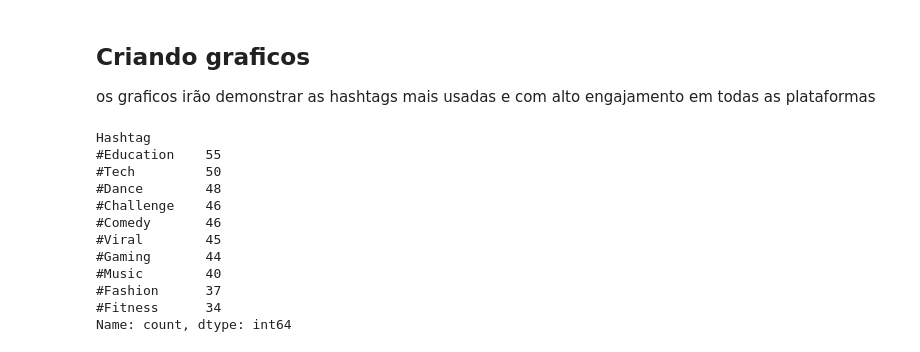
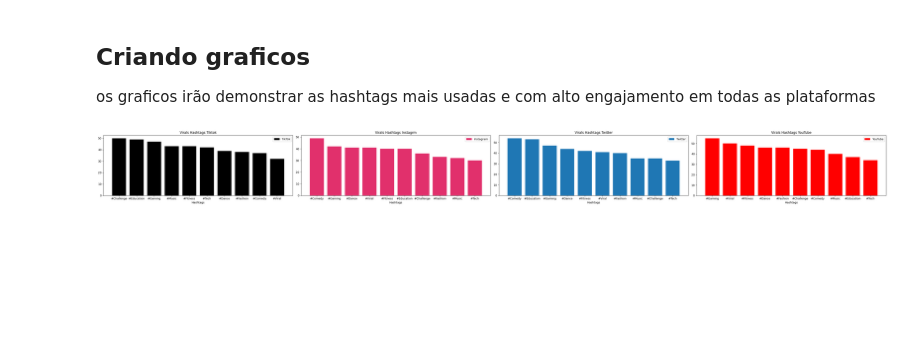
Before and after one commit to HiagoHenrique2007/social_media_trends_analysis, a Jupyter notebook: main.ipynb, the cells around one changed output. Cells and saved outputs as stored; diff of their text form; code cells hidden in the pictures; blank space fills up the shorter version.

```diff
--- a/main.ipynb
+++ b/main.ipynb
@@ -17,53 +37,66 @@ social_media_trends_df['Platform'].drop_duplicates() # plataformas
 
 os graficos irão demonstrar as hashtags mais usadas e com alto engajamento em todas as plataformas
 # %%
-fig, axes = plt.subplots(1, 4, figsize=(12, 6))
+fig, axes = plt.subplots(1, 4, figsize=(40, 4))
 
 # TikTok
-axes[0].bar(x, y, label='TikTok')
-axes[0].set_title('')
-axes[0].set_xlabel('')
+tiktok_df = social_media_trends_df[[ 'Platform', 'Hashtag' ]][ (social_media_trends_df['Platform'] == 'TikTok') & (social_media_trends_df['Engagement_Level'] == 'High' ) ]
+hashtags = {
+  'howmacth': tiktok_df['Hashtag'].value_counts().to_numpy().tolist(),
+  'labels': tiktok_df['Hashtag'].drop_duplicates().to_numpy().tolist()
+}
+
+axes[0].bar(hashtags['labels'], hashtags['howmacth'], label='TikTok', color='black')
+axes[0].set_title('Virals Hashtags Tiktok')
+axes[0].set_xlabel('Hashtags')
 axes[0].set_ylabel('')
 axes[0].legend()
 
 # Instagram
-axes[0].bar(x, y, label='Instagram')
-axes[0].set_title('')
-axes[0].set_xlabel('')
-axes[0].set_ylabel('')
-axes[0].legend()
+instagram_df = social_media_trends_df[[ 'Platform', 'Hashtag' ]][ (social_media_trends_df['Platform'] == 'Instagram') & (social_media_trends_df['Engagement_Level'] == 'High' ) ]
+hashtags = {
+  'howmacth': instagram_df['Hashtag'].value_counts().to_numpy().tolist(),
+  'labels': instagram_df['Hashtag'].drop_duplicates().to_numpy().tolist()
+}
+
+axes[1].bar(hashtags['labels'], hashtags['howmacth'], label='Instagram', color='#E1306C')
+axes[1].set_title('Virals Hashtags Instagrm')
+axes[1].set_xlabel('Hashtags')
+axes[1].set_ylabel('')
+axes[1].legend()
 
 # Twitter
-axes[0].bar(x, y, label='Twitter')
-axes[0].set_title('')
-axes[0].set_xlabel('')
-axes[0].set_ylabel('')
-axes[0].legend()
+twitter_df = social_media_trends_df[[ 'Platform', 'Hashtag' ]][ (social_media_trends_df['Platform'] == 'Twitter') & (social_media_trends_df['Engagement_Level'] == 'High' ) ]
+hashtags = {
+  'howmacth': twitter_df['Hashtag'].value_counts().to_numpy().tolist(),
+  'labels': twitter_df['Hashtag'].drop_duplicates().to_numpy().tolist()
+}
+
+axes[2].bar(hashtags['labels'], hashtags['howmacth'], label='Twitter')
+axes[2].set_title('Virals Hashtags Twitter')
+axes[2].set_xlabel('Hashtags')
+axes[2].set_ylabel('')
+axes[2].legend()
 
 # YouTube
 youtube_df = social_media_trends_df[[ 'Platform', 'Hashtag' ]][ (social_media_trends_df['Platform'] == 'YouTube') & (social_media_trends_df['Engagement_Level'] == 'High' ) ]
-axes[0].bar(x, y, label='YouTube')
-axes[0].set_title('')
-axes[0].set_xlabel('')
-axes[0].set_ylabel('')
-axes[0].legend()
+hashtags = {
+  'howmacth': youtube_df['Hashtag'].value_counts().to_numpy().tolist(),
+  'labels': youtube_df['Hashtag'].drop_duplicates().to_numpy().tolist()
+}
 
+axes[3].bar(hashtags['labels'], hashtags['howmacth'], label='YouTube', color='red')
+axes[3].set_title('Virals Hashtags YouTube')
+axes[3].set_xlabel('Hashtags')
+axes[3].set_ylabel('')
+axes[3].legend()
 
 plt.tight_layout()
+# plt.savefig('./reports/viral_hashtags_platforms.png') # salva uma foto png da figura
 plt.show()
+# %% [output]
+[figure, added]
 # %%
 youtube_df = social_media_trends_df[[ 'Platform', 'Hashtag' ]][ (social_media_trends_df['Platform'] == 'YouTube') & (social_media_trends_df['Engagement_Level'] == 'High' ) ]
-youtube_df['Hashtag'].value_counts()
+youtube_df['Hashtag'].value_counts().to_numpy().tolist()
+len(youtube_df['Hashtag'].drop_duplicates().to_numpy().tolist())
-# %% [output]
-Hashtag
-#Education    55
-#Tech         50
-#Dance        48
-#Challenge    46
-#Comedy       46
-#Viral        45
-#Gaming       44
-#Music        40
-#Fashion      37
-#Fitness      34
-Name: count, dtype: int64
```
Also changed, not shown: parts of 2 cells of this notebook, 1 other file.
